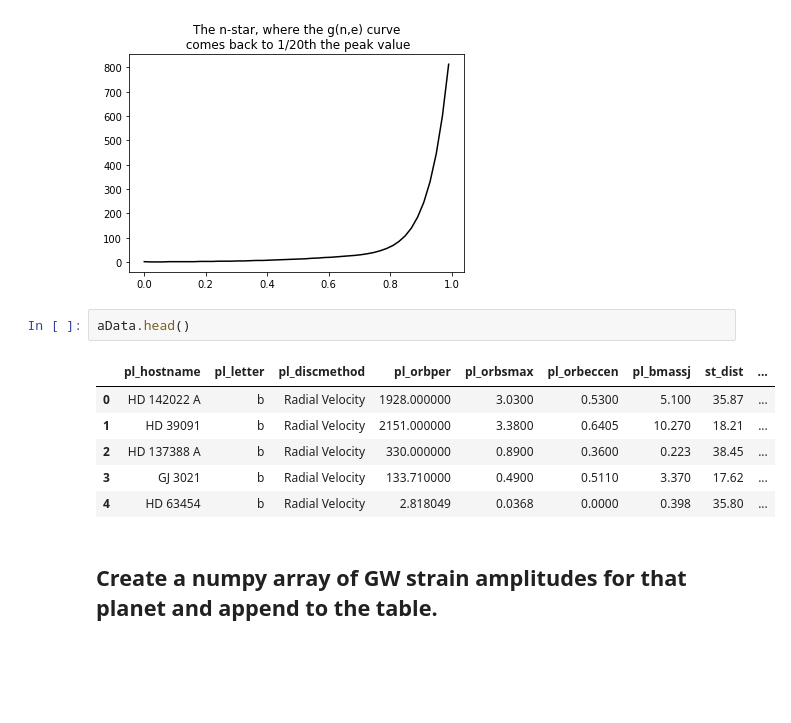
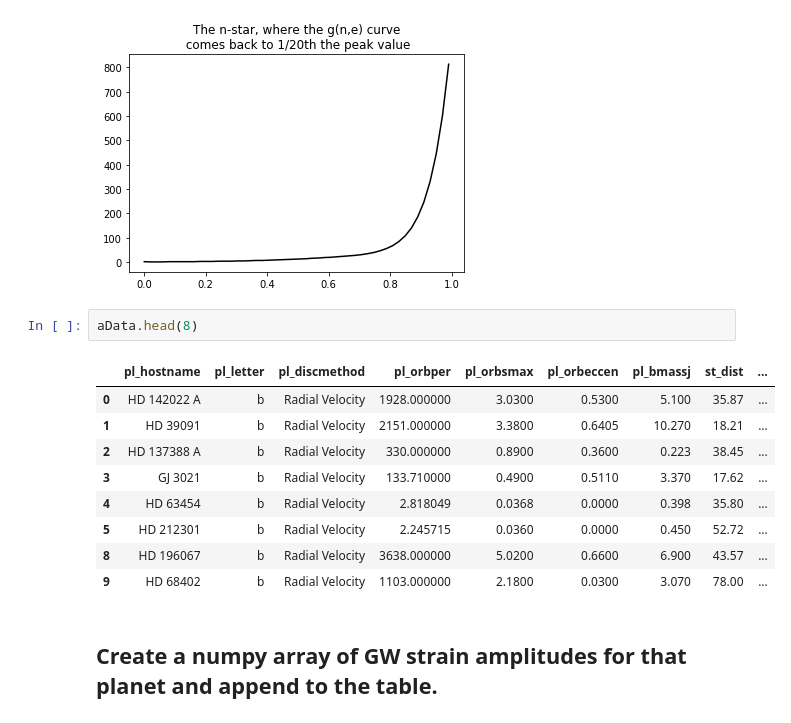
Before and after one commit to gabella/exoplanetsMath, a Jupyter notebook: python/GWStrainPlotsSNR.ipynb, the cells around one changed output. Drawn from its saved outputs; the diff is of its cells as text; blank space fills up the shorter version.

```diff
--- a/python/GWStrainPlotsSNR.ipynb
+++ b/python/GWStrainPlotsSNR.ipynb
@@ -143,14 +143,17 @@ plt.title('The n-star, where the g(n,e) curve\n comes back to 1/20th the peak va
 Text(0.5,1,'The n-star, where the g(n,e) curve\n comes back to 1/20th the peak value')
 [figure]
 # %%
-aData.head()
+aData.head(8)
 # %% [output]
 |  | pl_hostname | pl_letter | pl_discmethod | pl_orbper | pl_orbsmax | pl_orbeccen | pl_bmassj | st_dist | ... |
 | 0 | HD 142022 A | b | Radial Velocity | 1928.000000 | 3.0300 | 0.5300 | 5.100 | 35.87 | ... |
 | 1 | HD 39091 | b | Radial Velocity | 2151.000000 | 3.3800 | 0.6405 | 10.270 | 18.21 | ... |
 | 2 | HD 137388 A | b | Radial Velocity | 330.000000 | 0.8900 | 0.3600 | 0.223 | 38.45 | ... |
 | 3 | GJ 3021 | b | Radial Velocity | 133.710000 | 0.4900 | 0.5110 | 3.370 | 17.62 | ... |
 | 4 | HD 63454 | b | Radial Velocity | 2.818049 | 0.0368 | 0.0000 | 0.398 | 35.80 | ... |
+| 5 | HD 212301 | b | Radial Velocity | 2.245715 | 0.0360 | 0.0000 | 0.450 | 52.72 | ... |
+| 8 | HD 196067 | b | Radial Velocity | 3638.000000 | 5.0200 | 0.6600 | 6.900 | 43.57 | ... |
+| 9 | HD 68402 | b | Radial Velocity | 1103.000000 | 2.1800 | 0.0300 | 3.070 | 78.00 | ... |
 # %% [markdown]
 ## Create a numpy array of GW strain amplitudes for that planet and append to the table.
 # %%
```
Also changed, not shown: parts of 1 cell of this notebook.
